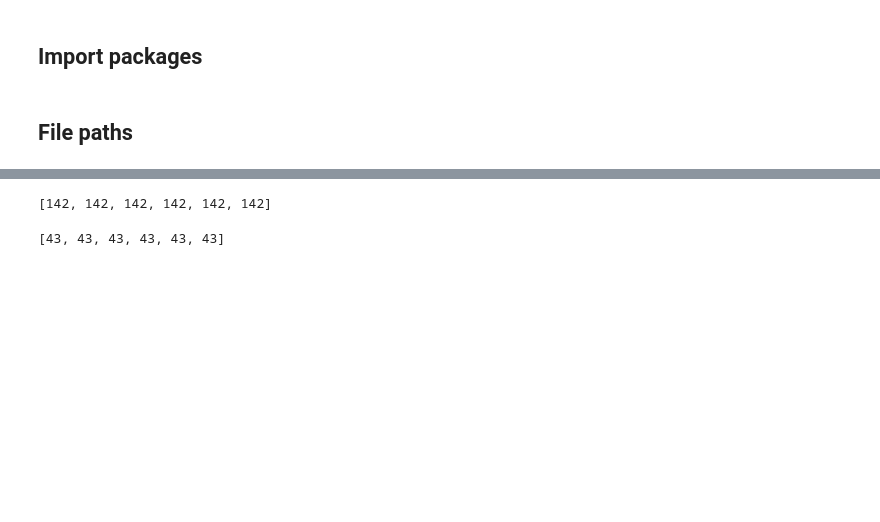
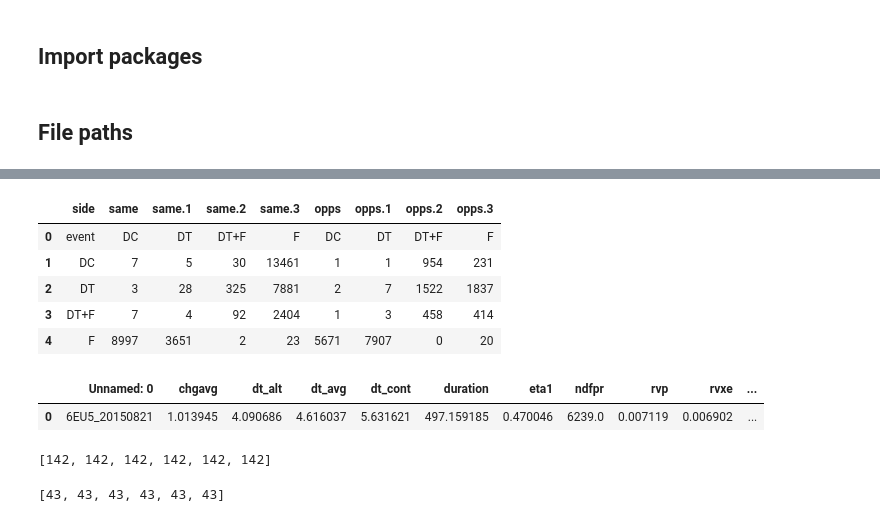
Before and after one commit to fagan2888/UZStats, a Jupyter notebook: CME_Tick_Changes.ipynb, the cells around one changed output, grey strips where cells are left out. Drawn from its saved outputs; the diff is of its cells as text; code cells hidden in the pictures; blank space fills up the shorter version.

```diff
--- a/CME_Tick_Changes.ipynb
+++ b/CME_Tick_Changes.ipynb
@@ -40,3 +70,17 @@ pd.read_csv(URL)
+# %%
+pd.read_csv(URL_5)
+# %% [output]
+|  | side | same | same.1 | same.2 | same.3 | opps | opps.1 | opps.2 | opps.3 |
+| 0 | event | DC | DT | DT+F | F | DC | DT | DT+F | F |
+| 1 | DC | 7 | 5 | 30 | 13461 | 1 | 1 | 954 | 231 |
+| 2 | DT | 3 | 28 | 325 | 7881 | 2 | 7 | 1522 | 1837 |
+| 3 | DT+F | 7 | 4 | 92 | 2404 | 1 | 3 | 458 | 414 |
+| 4 | F | 8997 | 3651 | 2 | 23 | 5671 | 7907 | 0 | 20 |
+# %%
+pd.read_csv(URL_6)
+# %% [output]
+|  | Unnamed: 0 | chgavg | dt_alt | dt_avg | dt_cont | duration | eta1 | ndfpr | rvp | rvxe | ... |
+| 0 | 6EU5_20150821 | 1.013945 | 4.090686 | 4.616037 | 5.631621 | 497.159185 | 0.470046 | 6239.0 | 0.007119 | 0.006902 | ... |
 # %%
 PATH_EUR_BEFORE = PATHPROJ+'EUR/prior/'
 PATH_EUR_AFTER = PATHPROJ+'EUR/after/'
```
Also changed, not shown: parts of 11 cells of this notebook.
